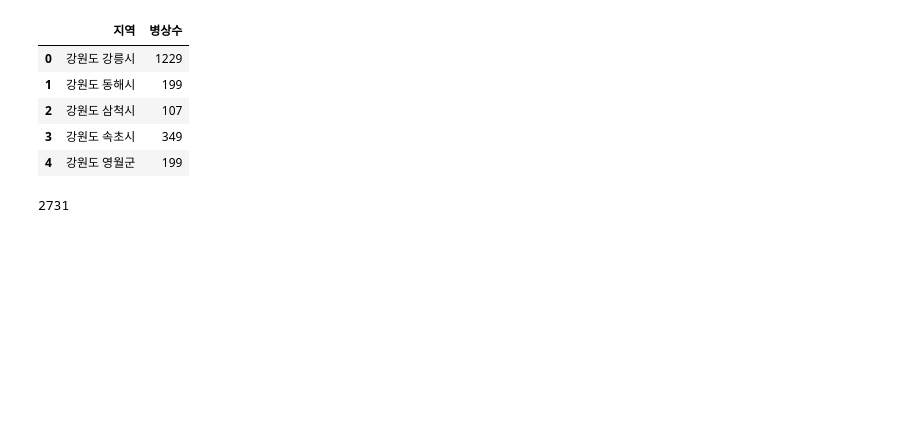
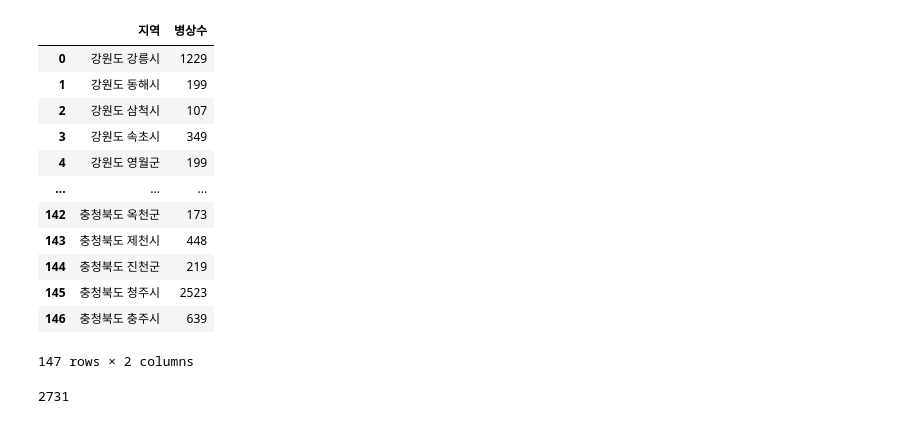
Before and after one commit to cav2280/dcx-final, a Jupyter notebook: main.ipynb, the cells around one changed output. Cells and saved outputs as stored; diff of their text form; code cells hidden in the pictures; blank space fills up the shorter version.

```diff
--- a/main.ipynb
+++ b/main.ipynb
@@ -54,34 +55,41 @@ for i in range(len(beds_df.index)):
     elif beds_df['시군구별(1)'][i] == '제주':
         beds_df.loc[i,'시군구별(1)'] = '제주특별자치도'
 
 
 
     if '구' in beds_df['시군구별(2)'][i][-1:]:
         if '시' in beds_df['시군구별(2)'][i]:
             beds_df.loc[i,'시군구별(2)']=beds_df.loc[i,'시군구별(2)'].split('시')[0]+'시'
     beds_df.loc[i, '시군구별(2)'] = beds_df.loc[i, '시군구별(1)'] + ' ' + beds_df.loc[i, '시군구별(2)']
 
 
 
 # '시군구별(2)' 열로 행 그룹화
 grouped = beds_df.groupby('시군구별(2)')
 
 # 합산할 열과 첫 번째 값을 유지할 열 지정
 aggregated = grouped.agg({'2015': 'sum', '시군구별(1)': 'first'})
 
 # 집계된 데이터로 데이터프레임 업데이트
 beds_df = aggregated.reset_index()
 
 beds_df.drop('시군구별(1)',axis=1,inplace=True)
 beds_df.columns = ['지역', '병상수']
-beds_df.head()
+beds_df
 # %% [output]
 |  | 지역 | 병상수 |
 | 0 | 강원도 강릉시 | 1229 |
 | 1 | 강원도 동해시 | 199 |
 | 2 | 강원도 삼척시 | 107 |
 | 3 | 강원도 속초시 | 349 |
 | 4 | 강원도 영월군 | 199 |
+| ... | ... | ... |
+| 142 | 충청북도 옥천군 | 173 |
+| 143 | 충청북도 제천시 | 448 |
+| 144 | 충청북도 진천군 | 219 |
+| 145 | 충청북도 청주시 | 2523 |
+| 146 | 충청북도 충주시 | 639 |
+147 rows × 2 columns
 # %%
 def beds_count(location):
     population = int(beds_df.loc[beds_df['지역']
```
Also changed, not shown: parts of 11 cells of this notebook, 2 other files.
